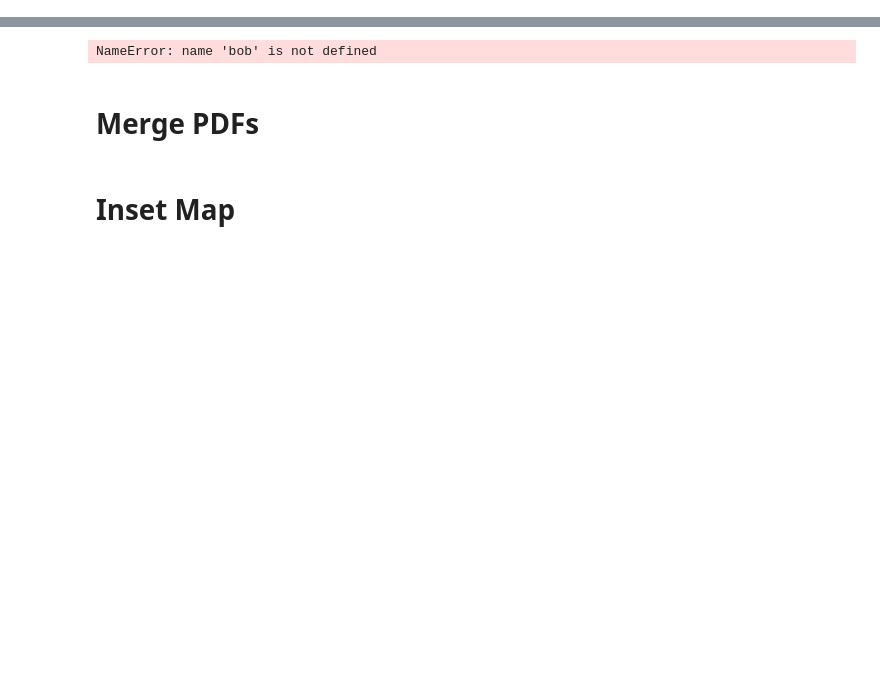
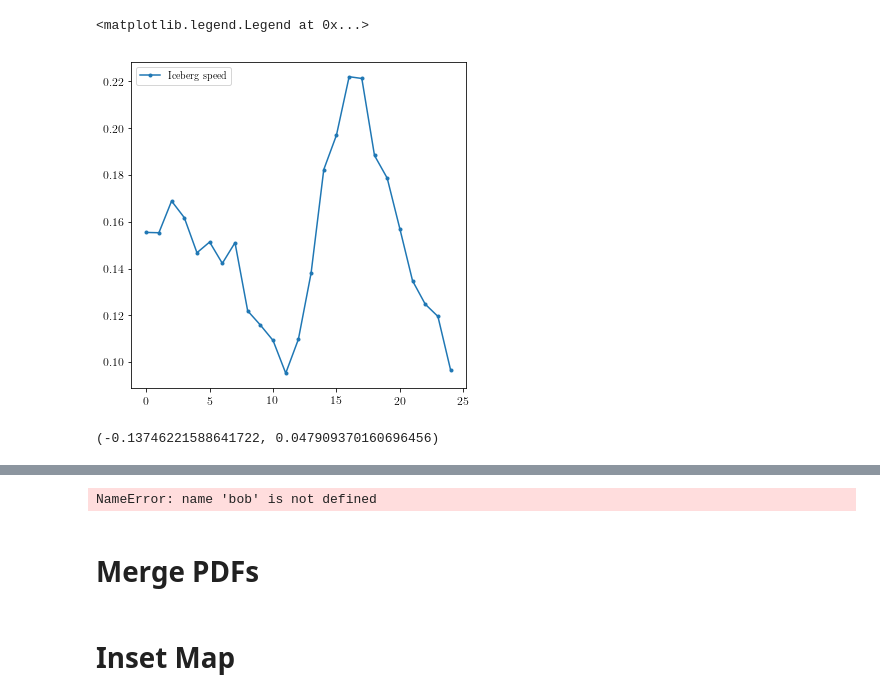
Before and after one commit to jmunroe/IceDEF, a Jupyter notebook: notebooks/ensemble.ipynb, the cells around one changed output, grey strips where cells are left out. Drawn from its saved outputs; the diff is of its cells as text; code cells hidden in the pictures; blank space fills up the shorter version.

```diff
--- a/notebooks/ensemble.ipynb
+++ b/notebooks/ensemble.ipynb
@@ -351,0 +478,9 @@ def plot_metocean_field(m, tc, field, velocity_field, field_name='ocean'):
+# %%
+plt.plot(np.sqrt(us**2 + vs**2), '.-')
+# %% [output]
+<matplotlib.legend.Legend at 0x...>
+[figure, added]
+# %%
+np.mean(us), np.mean(vs)
+# %% [output]
+(-0.13746221588641722, 0.047909370160696456)
```
Also changed, not shown: parts of 24 cells of this notebook.
